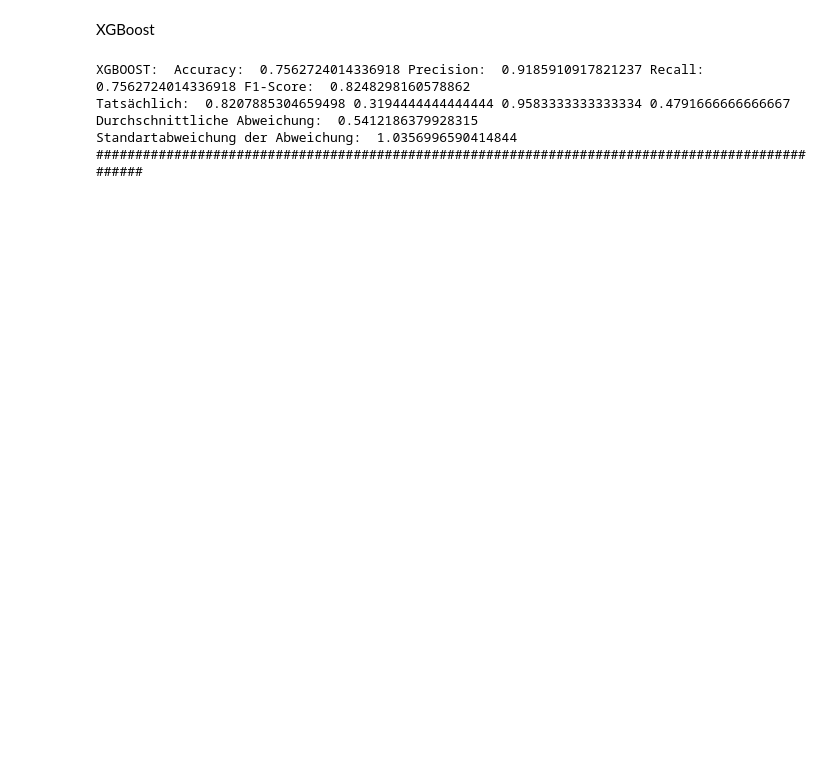
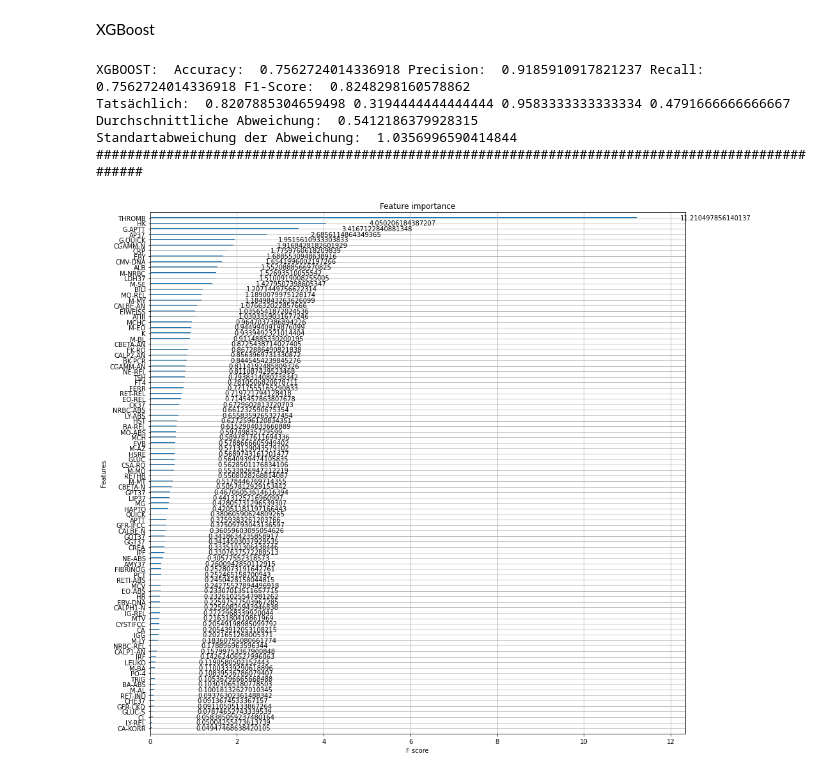
Before and after one commit to HanLuo88/Regression, a Jupyter notebook: model5v2_Classification.IPYNB, the cells around one changed output. Saved outputs shown, nothing was run; the diff lists cells and outputs as text; code cells hidden in the pictures; blank space fills up the shorter version.

```diff
--- a/model5v2_Classification.IPYNB
+++ b/model5v2_Classification.IPYNB
@@ -275,3 +275,11 @@ Tatsächlich:  0.8207885304659498 0.3194444444444444 0.9583333333333334 0.479166
 Durchschnittliche Abweichung:  0.5412186379928315
 Standartabweichung der Abweichung:  1.0356996590414844
 #################################################################################################
+# %%
+featureranking = sorted((value, key) for (key, value) in xgmodel.get_booster().get_score(importance_type = 'gain').items())
+pyplot.rcParams['figure.figsize'] = [15,15]
+newfeatures = []
+plot_importance(xgmodel.get_booster().get_score(importance_type= 'gain'))
+pyplot.show()
+# %% [output]
+[figure, added]
```
Also changed, not shown: parts of 6 cells of this notebook, 10 other files.
